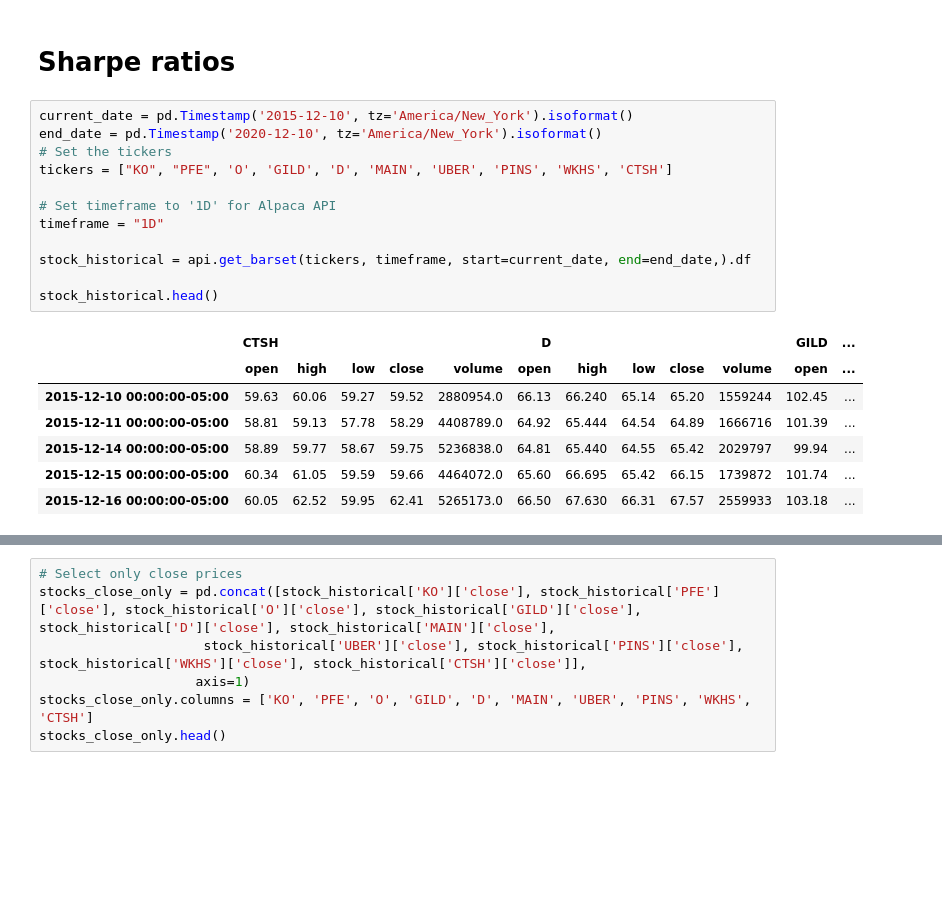
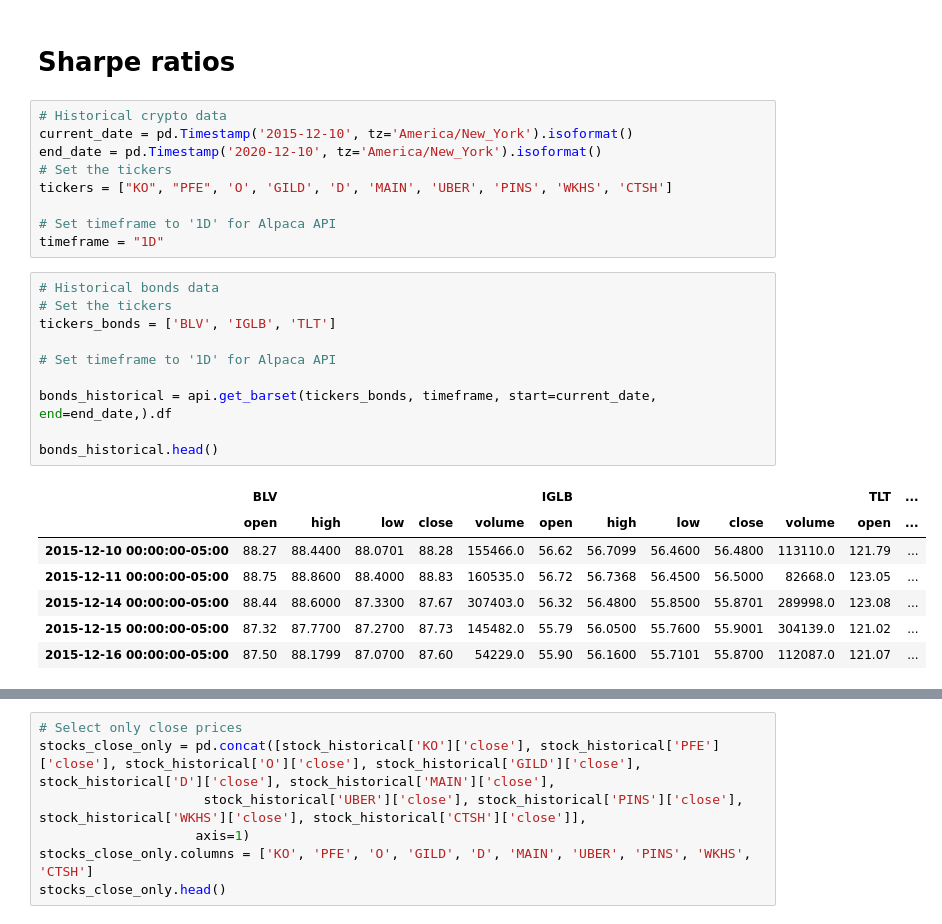
Before and after one commit to silvainfm/Project_1, a Jupyter notebook: Project 1/financial-planner.ipynb, the cells around one changed output, grey strips where cells are left out. Saved outputs shown, nothing was run; the diff lists cells and outputs as text; blank space fills up the shorter version.

```diff
--- a/Project 1/financial-planner.ipynb
+++ b/Project 1/financial-planner.ipynb
@@ -190,6 +190,7 @@ dtype: object
 # %% [markdown]
 # Sharpe ratios
 # %%
+# Historical crypto data
 current_date = pd.Timestamp('2015-12-10', tz='America/New_York').isoformat()
 end_date = pd.Timestamp('2020-12-10', tz='America/New_York').isoformat()
 # Set the tickers
@@ -197,15 +198,21 @@ tickers = ["KO", "PFE", 'O', 'GILD', 'D', 'MAIN', 'UBER', 'PINS', 'WKHS', 'CTSH'
 
 # Set timeframe to '1D' for Alpaca API
 timeframe = "1D"
-
-stock_historical = api.get_barset(tickers, timeframe, start=current_date, end=end_date,).df
-
-stock_historical.head()
-# %% [output]
-|  | CTSH |  |  |  |  | D |  |  |  |  | GILD | ... |
-|  | open | high | low | close | volume | open | high | low | close | volume | open | ... |
-| 2015-12-10 00:00:00-05:00 | 59.63 | 60.06 | 59.27 | 59.52 | 2880954.0 | 66.13 | 66.240 | 65.14 | 65.20 | 1559244 | 102.45 | ... |
-| 2015-12-11 00:00:00-05:00 | 58.81 | 59.13 | 57.78 | 58.29 | 4408789.0 | 64.92 | 65.444 | 64.54 | 64.89 | 1666716 | 101.39 | ... |
-| 2015-12-14 00:00:00-05:00 | 58.89 | 59.77 | 58.67 | 59.75 | 5236838.0 | 64.81 | 65.440 | 64.55 | 65.42 | 2029797 | 99.94 | ... |
-| 2015-12-15 00:00:00-05:00 | 60.34 | 61.05 | 59.59 | 59.66 | 4464072.0 | 65.60 | 66.695 | 65.42 | 66.15 | 1739872 | 101.74 | ... |
-| 2015-12-16 00:00:00-05:00 | 60.05 | 62.52 | 59.95 | 62.41 | 5265173.0 | 66.50 | 67.630 | 66.31 | 67.57 | 2559933 | 103.18 | ... |
+# %%
+# Historical bonds data
+# Set the tickers
+tickers_bonds = ['BLV', 'IGLB', 'TLT']
+
+# Set timeframe to '1D' for Alpaca API
+
+bonds_historical = api.get_barset(tickers_bonds, timeframe, start=current_date, end=end_date,).df
+
+bonds_historical.head()
+# %% [output]
+|  | BLV |  |  |  |  | IGLB |  |  |  |  | TLT | ... |
+|  | open | high | low | close | volume | open | high | low | close | volume | open | ... |
+| 2015-12-10 00:00:00-05:00 | 88.27 | 88.4400 | 88.0701 | 88.28 | 155466.0 | 56.62 | 56.7099 | 56.4600 | 56.4800 | 113110.0 | 121.79 | ... |
+| 2015-12-11 00:00:00-05:00 | 88.75 | 88.8600 | 88.4000 | 88.83 | 160535.0 | 56.72 | 56.7368 | 56.4500 | 56.5000 | 82668.0 | 123.05 | ... |
+| 2015-12-14 00:00:00-05:00 | 88.44 | 88.6000 | 87.3300 | 87.67 | 307403.0 | 56.32 | 56.4800 | 55.8500 | 55.8701 | 289998.0 | 123.08 | ... |
+| 2015-12-15 00:00:00-05:00 | 87.32 | 87.7700 | 87.2700 | 87.73 | 145482.0 | 55.79 | 56.0500 | 55.7600 | 55.9001 | 304139.0 | 121.02 | ... |
+| 2015-12-16 00:00:00-05:00 | 87.50 | 88.1799 | 87.0700 | 87.60 | 54229.0 | 55.90 | 56.1600 | 55.7101 | 55.8700 | 112087.0 | 121.07 | ... |
```
Also changed, not shown: parts of 6 cells of this notebook.
